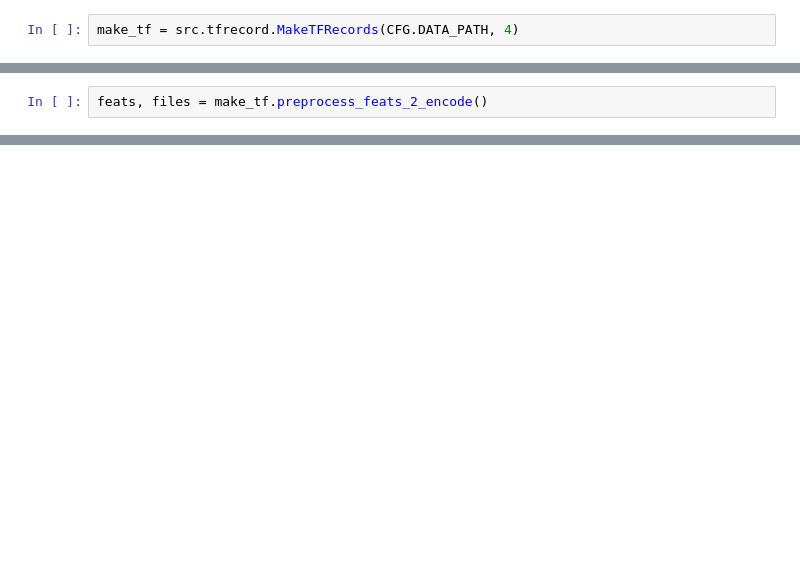
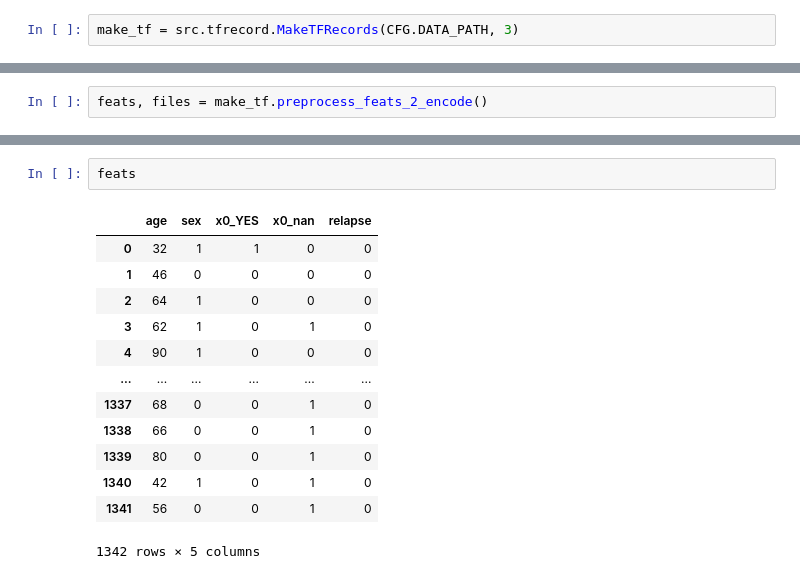
Before and after one commit to Graham-Broughton/visiomel-melanoma-runtime, a Jupyter notebook: notebooks/5.TFRecords.ipynb, the cells around one changed output, grey strips where cells are left out. Saved outputs shown, nothing was run; the diff lists cells and outputs as text; blank space fills up the shorter version.

Commit message:
tfrecords working

```diff
--- a/notebooks/5.TFRecords.ipynb
+++ b/notebooks/5.TFRecords.ipynb
@@ -5,4 +5,4 @@ from config import CFG
 CFG = CFG()
 import src.tfrecord
 # %%
-make_tf = src.tfrecord.MakeTFRecords(CFG.DATA_PATH, 4)
+make_tf = src.tfrecord.MakeTFRecords(CFG.DATA_PATH, 3)
@@ -26,0 +68,16 @@ files
+# %%
+feats
+# %% [output]
+|  | age | sex | x0_YES | x0_nan | relapse |
+| 0 | 32 | 1 | 1 | 0 | 0 |
+| 1 | 46 | 0 | 0 | 0 | 0 |
+| 2 | 64 | 1 | 0 | 0 | 0 |
+| 3 | 62 | 1 | 0 | 1 | 0 |
+| 4 | 90 | 1 | 0 | 0 | 0 |
+| ... | ... | ... | ... | ... | ... |
+| 1337 | 68 | 0 | 0 | 1 | 0 |
+| 1338 | 66 | 0 | 0 | 1 | 0 |
+| 1339 | 80 | 0 | 0 | 1 | 0 |
+| 1340 | 42 | 1 | 0 | 1 | 0 |
+| 1341 | 56 | 0 | 0 | 1 | 0 |
+1342 rows × 5 columns
```
Also changed, not shown: parts of 6 cells of this notebook, 4 other files.
